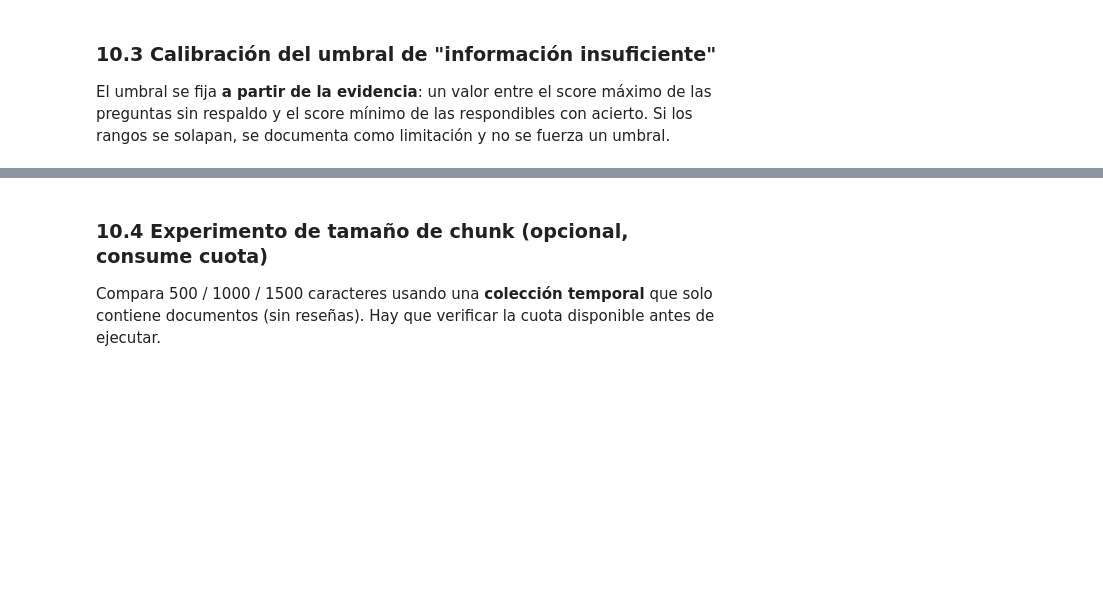
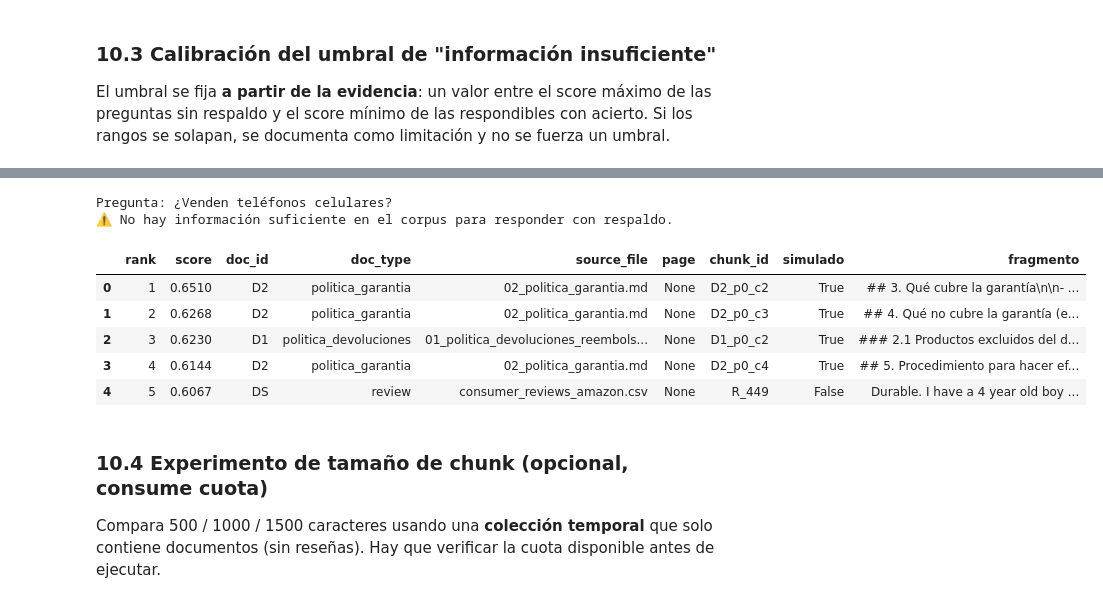
Before and after one commit to aljegonfer-aca1ventas/aca1-rag-ventas, a Jupyter notebook: ACA1_Ventas_BusquedaSemantica.ipynb, the cells around one changed output, grey strips where cells are left out. Cells and saved outputs as stored; diff of their text form; code cells hidden in the pictures; blank space fills up the shorter version.

```diff
--- a/ACA1_Ventas_BusquedaSemantica.ipynb
+++ b/ACA1_Ventas_BusquedaSemantica.ipynb
@@ -109,9 +150,9 @@ RECREATE_COLLECTION = False                  # True solo para reconstruir el ín
 UPSERT_BATCH = 64
 
 # --- Datos ---
-CORPUS_DIR = Path("corpus")
+CORPUS_DIR = Path("corpus") if Path("corpus").is_dir() else Path(".")   # carpeta corpus/ o raíz del repositorio
 KAGGLE_DATASET = "datafiniti/consumer-reviews-of-amazon-products"
-N_REVIEWS = 1000                             # Muestra de reseñas a indexar (control de cuota)
+N_REVIEWS = 500                             # Muestra de reseñas a indexar (control de cuota)
 RANDOM_STATE = 42
 MANUAL_URL = ""                              # URL verificada del manual del fabricante (D4)
 MANUAL_FILENAME = "04_manual_usuario.pdf"
@@ -142,3 +189,10 @@ for f in csv_files:
 # %% [markdown]
 ### 3.2 Exploración de columnas
 Antes de usar cualquier campo se listan las columnas **reales** de cada archivo. No se asumen nombres.
+# %%
+for f in csv_files:
+    cols = pd.read_csv(f, nrows=0).columns.tolist()
+    print(f"\n{os.path.basename(f)}:")
+    for c in cols:
+        if c == "name" or c.startswith("reviews"):
+            print("   ", c)
@@ -568,3 +879,15 @@ else:
+# %%
+# Demostración del umbral: pregunta sin respaldo en el corpus
+_ = buscar("¿Venden teléfonos celulares?")
+# %% [output]
+Pregunta: ¿Venden teléfonos celulares?
+⚠️ No hay información suficiente en el corpus para responder con respaldo.
+|  | rank | score | doc_id | doc_type | source_file | page | chunk_id | simulado | fragmento |
+| 0 | 1 | 0.6510 | D2 | politica_garantia | 02_politica_garantia.md | None | D2_p0_c2 | True | ## 3. Qué cubre la garantía\n\n- ... |
+| 1 | 2 | 0.6268 | D2 | politica_garantia | 02_politica_garantia.md | None | D2_p0_c3 | True | ## 4. Qué no cubre la garantía (e... |
+| 2 | 3 | 0.6230 | D1 | politica_devoluciones | 01_politica_devoluciones_reembols... | None | D1_p0_c2 | True | ### 2.1 Productos excluidos del d... |
+| 3 | 4 | 0.6144 | D2 | politica_garantia | 02_politica_garantia.md | None | D2_p0_c4 | True | ## 5. Procedimiento para hacer ef... |
+| 4 | 5 | 0.6067 | DS | review | consumer_reviews_amazon.csv | None | R_449 | False | Durable. I have a 4 year old boy ... |
 # %% [markdown]
 ### 10.4 Experimento de tamaño de chunk (opcional, consume cuota)
 Compara 500 / 1000 / 1500 caracteres usando una **colección temporal** que solo contiene documentos (sin reseñas). Hay que verificar la cuota disponible antes de ejecutar.
```
Also changed, not shown: parts of 38 cells of this notebook.
